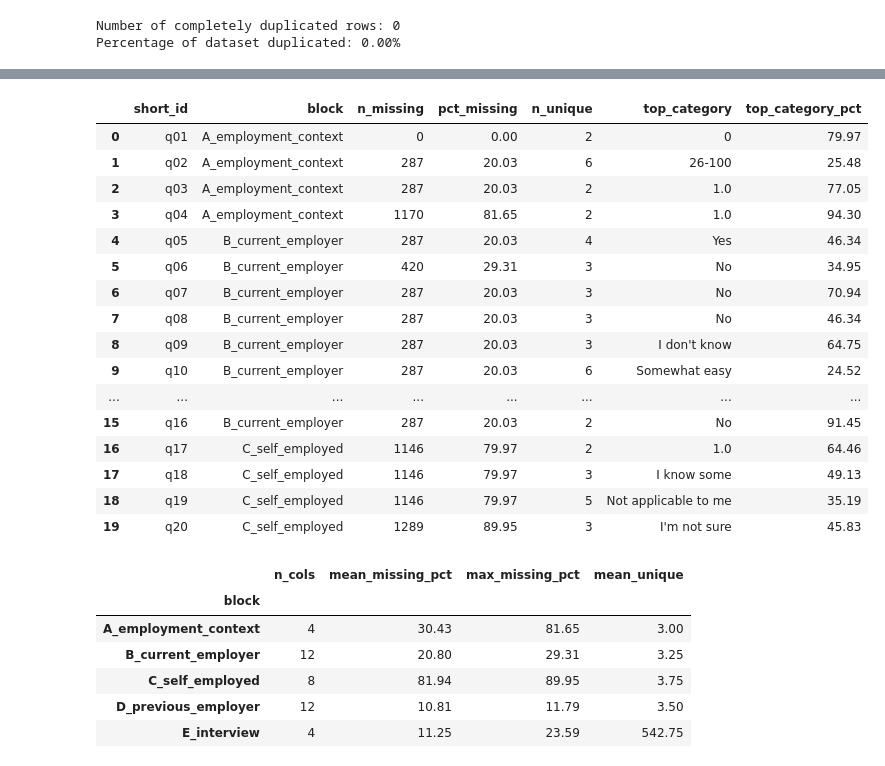
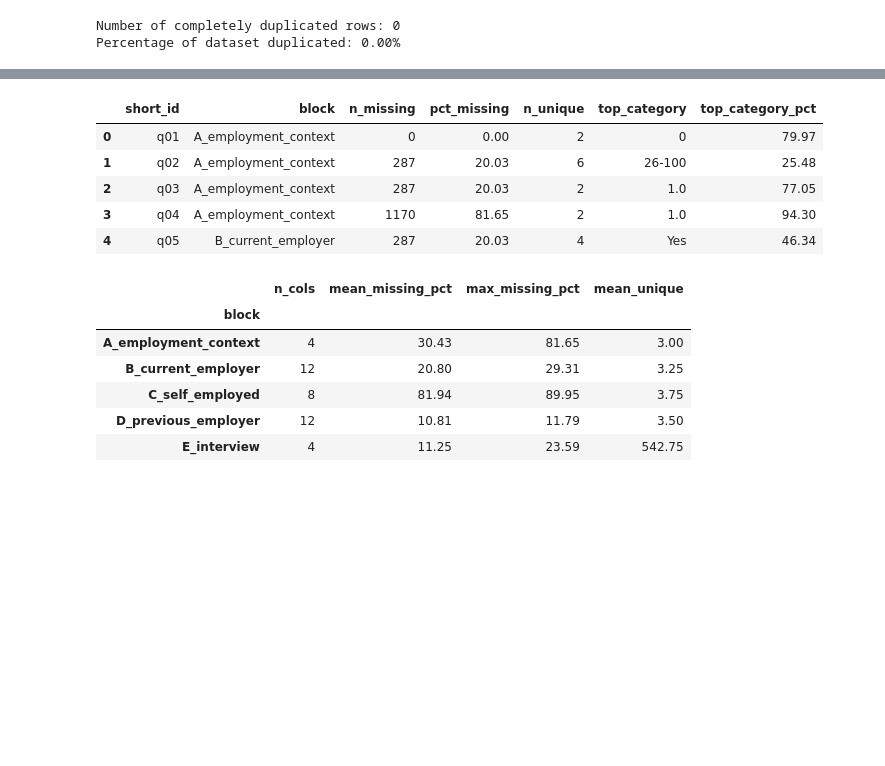
Before and after one commit to Massaquoi716/iu-unsupervisedML-caseStudy, a Jupyter notebook: notebooks/01_eda_and_data_understanding.ipynb, the cells around one changed output, grey strips where cells are left out. Drawn from its saved outputs; the diff is of its cells as text; code cells hidden in the pictures; blank space fills up the shorter version.

```diff
--- a/notebooks/01_eda_and_data_understanding.ipynb
+++ b/notebooks/01_eda_and_data_understanding.ipynb
@@ -144,7 +174,7 @@ missing_audit
 # Cell 0.7 — Build column inventory with short IDs, blocks, and stats
 
 # The raw CSV uses the long question text as column names.
-# We assign stable short IDs q01..q63 in the order they appear.
+# I assign stable short IDs q01..q63 in the order they appear.
 
 short_ids = [f"q{i+1:02d}" for i in range(df.shape[1])]
 col_map = pd.DataFrame({
@@ -166,45 +196,35 @@ block_assignments = {
     **{f"q{i+1:02d}": 'H_work_interference' for i in range(53, 55)},
     **{f"q{i+1:02d}": 'I_demographics'      for i in range(55, 63)},
 }
 col_map['block'] = col_map['short_id'].map(block_assignments)
 
 # Per-column statistics
 stats = []
 for sid, qtext in zip(col_map['short_id'], col_map['question_text']):
     s = df[qtext]
     vc = s.value_counts(dropna=True)
     stats.append({
         'short_id': sid,
         'dtype': str(s.dtype),
         'n_missing': int(s.isnull().sum()),
         'pct_missing': round(s.isnull().mean() * 100, 2),
         'n_unique': int(s.nunique(dropna=True)),
         'top_category': vc.index[0] if len(vc) else None,
         'top_category_pct': round(vc.iloc[0] / s.notnull().sum() * 100, 2) if len(vc) else None,
     })
 stats_df = pd.DataFrame(stats)
 
+
 col_inventory = col_map.merge(stats_df, on='short_id')
 col_inventory.to_csv(PROCESSED / 'column_inventory.csv', index=False)
-col_inventory[['short_id','block','n_missing','pct_missing','n_unique','top_category','top_category_pct']].head(20)
+col_inventory[['short_id','block','n_missing','pct_missing','n_unique','top_category','top_category_pct']].head()
 # %% [output]
 |  | short_id | block | n_missing | pct_missing | n_unique | top_category | top_category_pct |
 | 0 | q01 | A_employment_context | 0 | 0.00 | 2 | 0 | 79.97 |
 | 1 | q02 | A_employment_context | 287 | 20.03 | 6 | 26-100 | 25.48 |
 | 2 | q03 | A_employment_context | 287 | 20.03 | 2 | 1.0 | 77.05 |
 | 3 | q04 | A_employment_context | 1170 | 81.65 | 2 | 1.0 | 94.30 |
 | 4 | q05 | B_current_employer | 287 | 20.03 | 4 | Yes | 46.34 |
-| 5 | q06 | B_current_employer | 420 | 29.31 | 3 | No | 34.95 |
-| 6 | q07 | B_current_employer | 287 | 20.03 | 3 | No | 70.94 |
-| 7 | q08 | B_current_employer | 287 | 20.03 | 3 | No | 46.34 |
-| 8 | q09 | B_current_employer | 287 | 20.03 | 3 | I don't know | 64.75 |
-| 9 | q10 | B_current_employer | 287 | 20.03 | 6 | Somewhat easy | 24.52 |
-| ... | ... | ... | ... | ... | ... | ... | ... |
-| 15 | q16 | B_current_employer | 287 | 20.03 | 2 | No | 91.45 |
-| 16 | q17 | C_self_employed | 1146 | 79.97 | 2 | 1.0 | 64.46 |
-| 17 | q18 | C_self_employed | 1146 | 79.97 | 3 | I know some | 49.13 |
-| 18 | q19 | C_self_employed | 1146 | 79.97 | 5 | Not applicable to me | 35.19 |
-| 19 | q20 | C_self_employed | 1289 | 89.95 | 3 | I'm not sure | 45.83 |
 # %%
 # Cell 0.8 — Inventory summary by block
 
```
Also changed, not shown: parts of 21 cells of this notebook, 28 other files.
